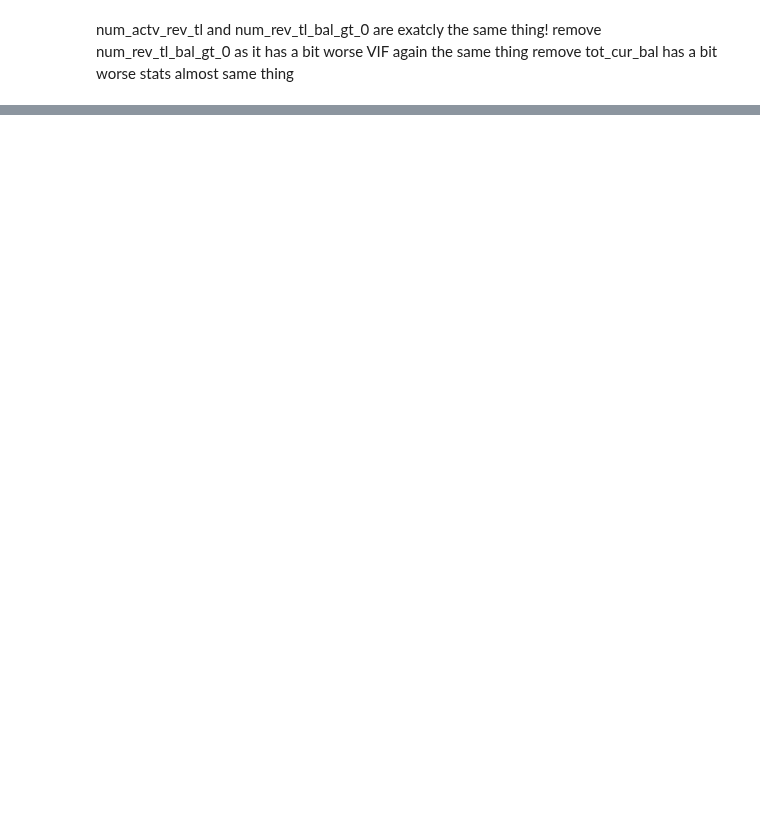
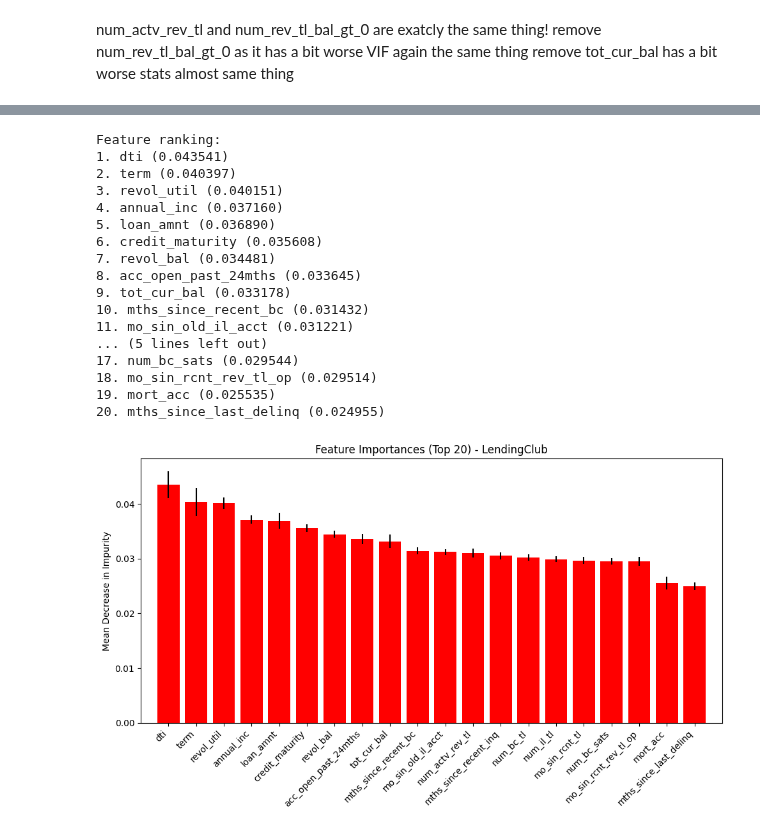
Before and after one commit to KonstantinosPapaandrea/EPL448TeamProject, a Jupyter notebook: CreaditScoreML.ipynb, the cells around one changed output, grey strips where cells are left out. Saved outputs shown, nothing was run; the diff lists cells and outputs as text; code cells hidden in the pictures; blank space fills up the shorter version.

Commit message:
Multicoliniarity ensembe and forward selection
Multicoliniarity check for both datasets are complete, DID ensemble and verfied its output with Forward future selection.

```diff
--- a/CreaditScoreML.ipynb
+++ b/CreaditScoreML.ipynb
@@ -818,7 +787,7 @@ X_train_bf_enc
 
 import plotly.express as px
 
-numeric_df = X_train_bf_enc.select_dtypes(include=['int64', 'float64',])
+numeric_df = X_train_tree.select_dtypes(include=['int64', 'float64',])
 
 corr_matrix = numeric_df.corr(method='pearson')
 
@@ -832,7 +801,7 @@ fig = px.imshow(
 )
 fig.update_layout(width=1000, height=1000)
 fig.show()
-X_train_bf_enc
+X_train_tree
 
 
 
@@ -840,8 +809,8 @@ X_train_bf_enc
 cols_to_drop = []
 
 # Separate continuous from binary/bool
-continuous_cols = [col for col in X_train_bf_enc.columns if X_train_bf_enc[col].nunique() > 2]
-df_vif = X_train_bf_enc[continuous_cols].copy()
+continuous_cols = [col for col in X_train_tree.columns if X_train_tree[col].nunique() > 2]
+df_vif = X_train_tree[continuous_cols].copy()
 
 while True:
     corr_matrix = df_vif.corr()
@@ -857,6 +826,7 @@ while True:
     print(f"Dropped: {worst} — VIF={vif.iloc[0]:.2f}")
 
 # Apply drops to the original full dataframe
-X_train_bf_enc = X_train_bf_enc.drop(columns=cols_to_drop)
+X_train_tree = X_train_tree.drop(columns=cols_to_drop)
+X_test_tree = X_test_tree.drop(columns = cols_to_drop)
 print(f"\nAll dropped: {cols_to_drop}")
 # %% [output]
@@ -937,0 +1018,59 @@ dtype: int64
+# %%
+"""
+#ensemble and forward feature selection.
+from sklearn.ensemble import ExtraTreesClassifier
+
+
+feature_names = X_train_tree.drop(columns="emp_length").columns
+
+# 1. Build the estimator and fit the data
+estimator = ExtraTreesClassifier(n_estimators=100, max_features='sqrt', random_state=0)
+estimator.fit(X_train_tree.drop(columns="emp_length"), Y_train)
+
+# 2. Compute importances and standard deviation (for the error bars)
+importances = estimator.feature_importances_
+std = np.std([tree.feature_importances_ for tree in estimator.estimators_], axis=0)
+
+# Sort the features by importance in descending order
+indices = np.argsort(importances)[::-1]
+
+top_n = 20
+indices_top = indices[:top_n]
+
+print("Feature ranking:")
+for f in range(top_n):
+    feature_idx = indices_top[f]
+    print(f"{f + 1}. {feature_names[feature_idx]} ({importances[feature_idx]:.6f})")
+
+
+plt.figure(figsize=(10, 6))
+plt.title(f"Feature Importances (Top {top_n}) - LendingClub")
+
+plt.bar(range(top_n), importances[indices_top],
+        color="r", yerr=std[indices_top], align="center")
+
+plt.xticks(range(top_n), feature_names[indices_top], rotation=45, ha='right')
+plt.xlim([-1, top_n])
+plt.ylabel("Mean Decrease in Impurity")
+plt.tight_layout()
+plt.show()
+"""
+# %% [output]
+Feature ranking:
+1. dti (0.043541)
+2. term (0.040397)
+3. revol_util (0.040151)
+4. annual_inc (0.037160)
+5. loan_amnt (0.036890)
+6. credit_maturity (0.035608)
+7. revol_bal (0.034481)
+8. acc_open_past_24mths (0.033645)
+9. tot_cur_bal (0.033178)
+10. mths_since_recent_bc (0.031432)
+11. mo_sin_old_il_acct (0.031221)
+... (5 lines left out)
+17. num_bc_sats (0.029544)
+18. mo_sin_rcnt_rev_tl_op (0.029514)
+19. mort_acc (0.025535)
+20. mths_since_last_delinq (0.024955)
+[figure, added]
```
Also changed, not shown: parts of 15 cells of this notebook.
